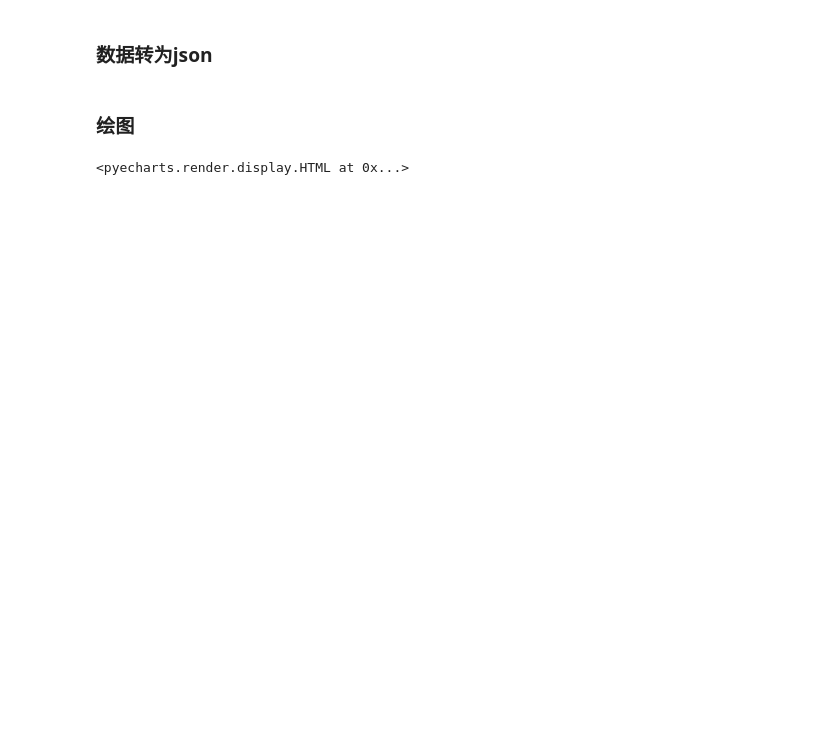
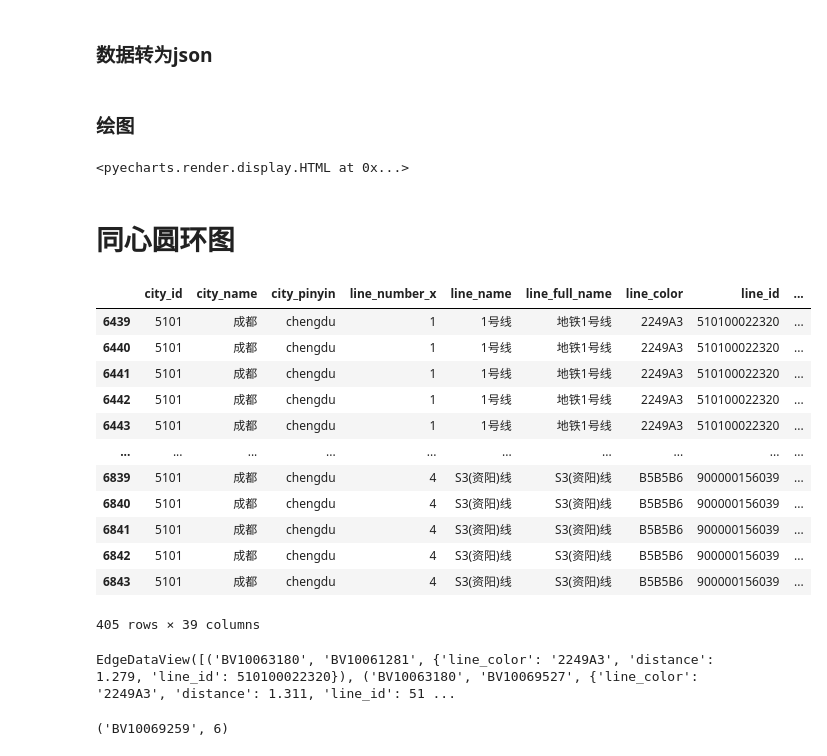
Before and after one commit to Kofi-W/net_charts, a Jupyter notebook: subway/charts_data.ipynb, the cells around one changed output. Saved outputs shown, nothing was run; the diff lists cells and outputs as text; code cells hidden in the pictures; blank space fills up the shorter version.

```diff
--- a/subway/charts_data.ipynb
+++ b/subway/charts_data.ipynb
@@ -355,3 +830,32 @@ net_graph = Graph(init_opts=opts.InitOpts(width="1000px", height="1000px")).add(
 net_graph.render_notebook()
 # %% [output]
 <pyecharts.render.display.HTML at 0x...>
+# %% [markdown]
+# 同心圆环图
+# %%
+df_city
+# %% [output]
+|  | city_id | city_name | city_pinyin | line_number_x | line_name | line_full_name | line_color | line_id | ... |
+| 6439 | 5101 | 成都 | chengdu | 1 | 1号线 | 地铁1号线 | 2249A3 | 510100022320 | ... |
+| 6440 | 5101 | 成都 | chengdu | 1 | 1号线 | 地铁1号线 | 2249A3 | 510100022320 | ... |
+| 6441 | 5101 | 成都 | chengdu | 1 | 1号线 | 地铁1号线 | 2249A3 | 510100022320 | ... |
+| 6442 | 5101 | 成都 | chengdu | 1 | 1号线 | 地铁1号线 | 2249A3 | 510100022320 | ... |
+| 6443 | 5101 | 成都 | chengdu | 1 | 1号线 | 地铁1号线 | 2249A3 | 510100022320 | ... |
+| ... | ... | ... | ... | ... | ... | ... | ... | ... | ... |
+| 6839 | 5101 | 成都 | chengdu | 4 | S3(资阳)线 | S3(资阳)线 | B5B5B6 | 900000156039 | ... |
+| 6840 | 5101 | 成都 | chengdu | 4 | S3(资阳)线 | S3(资阳)线 | B5B5B6 | 900000156039 | ... |
+| 6841 | 5101 | 成都 | chengdu | 4 | S3(资阳)线 | S3(资阳)线 | B5B5B6 | 900000156039 | ... |
+| 6842 | 5101 | 成都 | chengdu | 4 | S3(资阳)线 | S3(资阳)线 | B5B5B6 | 900000156039 | ... |
+| 6843 | 5101 | 成都 | chengdu | 4 | S3(资阳)线 | S3(资阳)线 | B5B5B6 | 900000156039 | ... |
+405 rows × 39 columns
+# %%
+city_G = NetDataGraph(df_city).generate_G()
+city_G.edges(data=True)
+# %% [output]
+EdgeDataView([('BV10063180', 'BV10061281', {'line_color': '2249A3', 'distance': 1.279, 'line_id': 510100022320}), ('BV10063180', 'BV10069527', {'line_color': '2249A3', 'distance': 1.311, 'line_id': 51 ...
+# %%
+# 度最大的节点
+max_degree_node = max(city_G.degree, key=lambda x: x[1])
+max_degree_node
+# %% [output]
+('BV10069259', 6)
```
Also changed, not shown: parts of 43 cells of this notebook, 2 other files.
